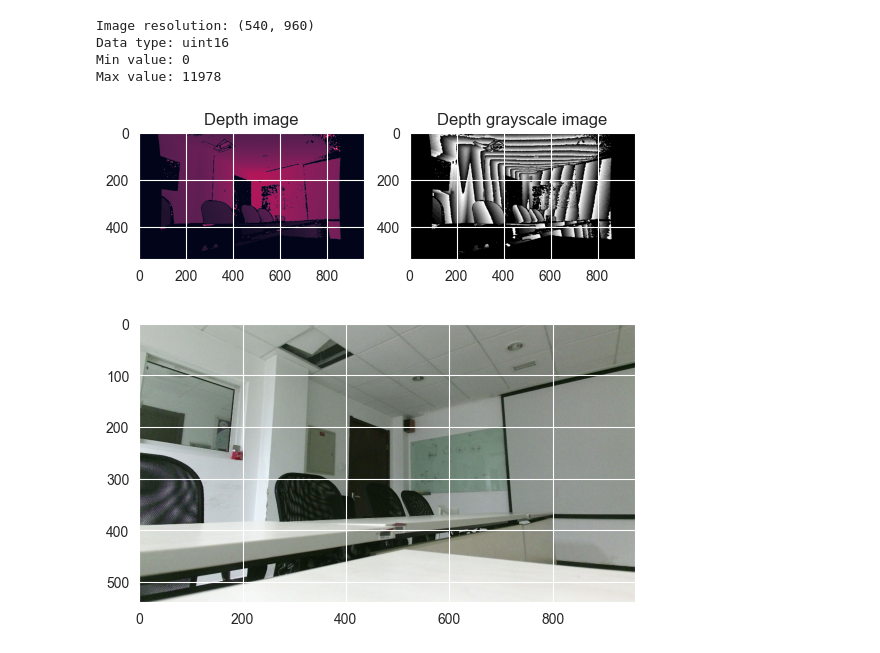
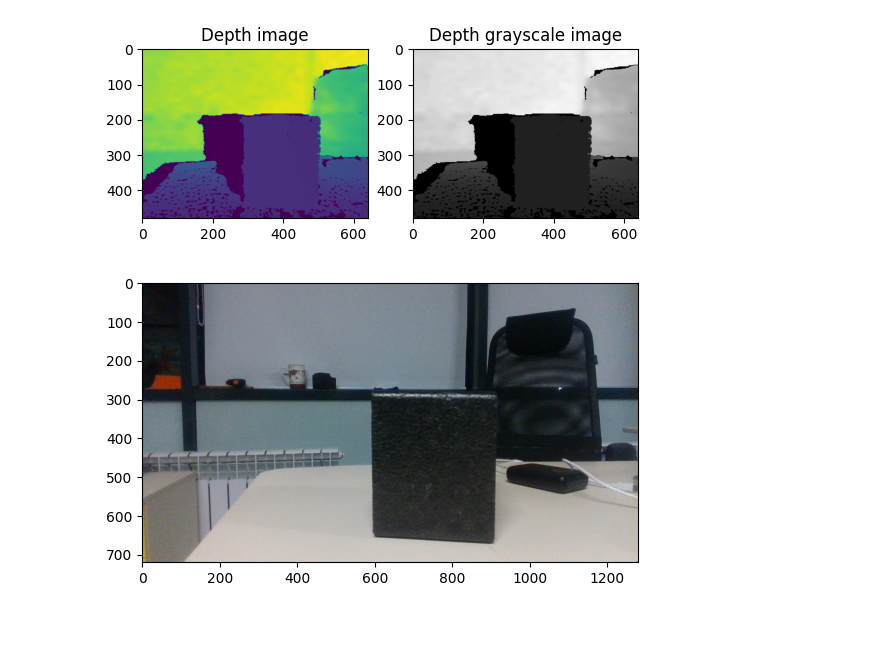
Before and after one commit to AndrewOch/robotics, a Jupyter notebook: homework/homeword6/homework6.ipynb, the cells around one changed output. Cells and saved outputs as stored; diff of their text form; code cells hidden in the pictures; blank space fills up the shorter version.

```diff
--- a/homework/homeword6/homework6.ipynb
+++ b/homework/homeword6/homework6.ipynb
@@ -3,37 +0,0 @@
-# %%
-import imageio
-import matplotlib.pyplot as plt
-import numpy as np
-import open3d as o3d
-import pyransac3d as pyrsc
-
-# https://betterprogramming.pub/point-cloud-computing-from-rgb-d-images-918414d57e80#3de9
-# Read depth image:
-
-depth_image = imageio.v2.imread('Depth-Gray.png')
-# depth_image = np.load('depth.png')
-rgb_image = imageio.v2.imread('Color.jpeg')
-
-# print properties:
-print(f"Image resolution: {depth_image.shape}")
-print(f"Data type: {depth_image.dtype}")
-print(f"Min value: {np.min(depth_image)}")
-print(f"Max value: {np.max(depth_image)}")
-# %% [output]
-Image resolution: (540, 960)
-Data type: uint16
-Min value: 0
-Max value: 11978
-# %%
-fig, axs = plt.subplots(1, 2)
-axs[0].imshow(depth_image)
-axs[0].set_title('Depth image')
-axs[1].imshow(np.array(256 * depth_image / 0x0fff,dtype=np.uint8), cmap="gray")
-axs[1].set_title('Depth grayscale image')
-plt.show()
-
-plt.imshow(rgb_image)
-plt.show()
-# %% [output]
-[figure, removed]
-[figure, removed]
@@ -49,18 +1,46 @@ width = depth_image.shape[1]
 # %%
-# Compute the grayscale image:
+import imageio
+import matplotlib.pyplot as plt
+import numpy as np
+import open3d as o3d
+
+# Depth camera calibration
+FX_DEPTH = 211.348495
+FY_DEPTH = 211.348495
+CX_DEPTH = 212.030106
+CY_DEPTH = 117.634529
+
+# Read depth image:
+depth_image = np.load('3d_object/depth_img.npy')
+rgb_image = imageio.imread('3d_object/rgb.png')
 depth_grayscale = np.array(256 * depth_image / 0x0fff, dtype=np.uint8)
-# Convert a grayscale image to a 3-channel image:
 depth_grayscale = np.stack((depth_grayscale,) * 3, axis=-1)
+
+height, width = depth_image.shape
 
 # compute indices and reshape it to have the same shape as the depth image:
 jj = np.tile(range(width), height).reshape((height, width))
 ii = np.repeat(range(height), width).reshape((height, width))
 # Compute constants:
 xx = (jj - CX_DEPTH) / FX_DEPTH
 yy = (ii - CY_DEPTH) / FY_DEPTH
 # compute organised point cloud:
 organized_pcd = np.dstack((xx * depth_image, yy * depth_image, depth_image))
 
 # Ground_detection:
 THRESHOLD = 1365  # Define a threshold
 y_max = max(organized_pcd.reshape((height * width, 3)), key=lambda x: x[1])[1]  # Get the max value
+
+# Display depth and grayscale image:
+fig, axs = plt.subplots(1, 2)
+axs[0].imshow(depth_image)
+axs[0].set_title('Depth image')
+axs[1].imshow(np.array(256 * depth_image / 0x0fff,dtype=np.uint8), cmap="gray")
+axs[1].set_title('Depth grayscale image')
+plt.show()
+
+plt.imshow(rgb_image)
+plt.show()
+# %% [output]
+[figure, added]
+[figure, added]
```
Also changed, not shown: parts of 5 cells of this notebook, 11 other files.
